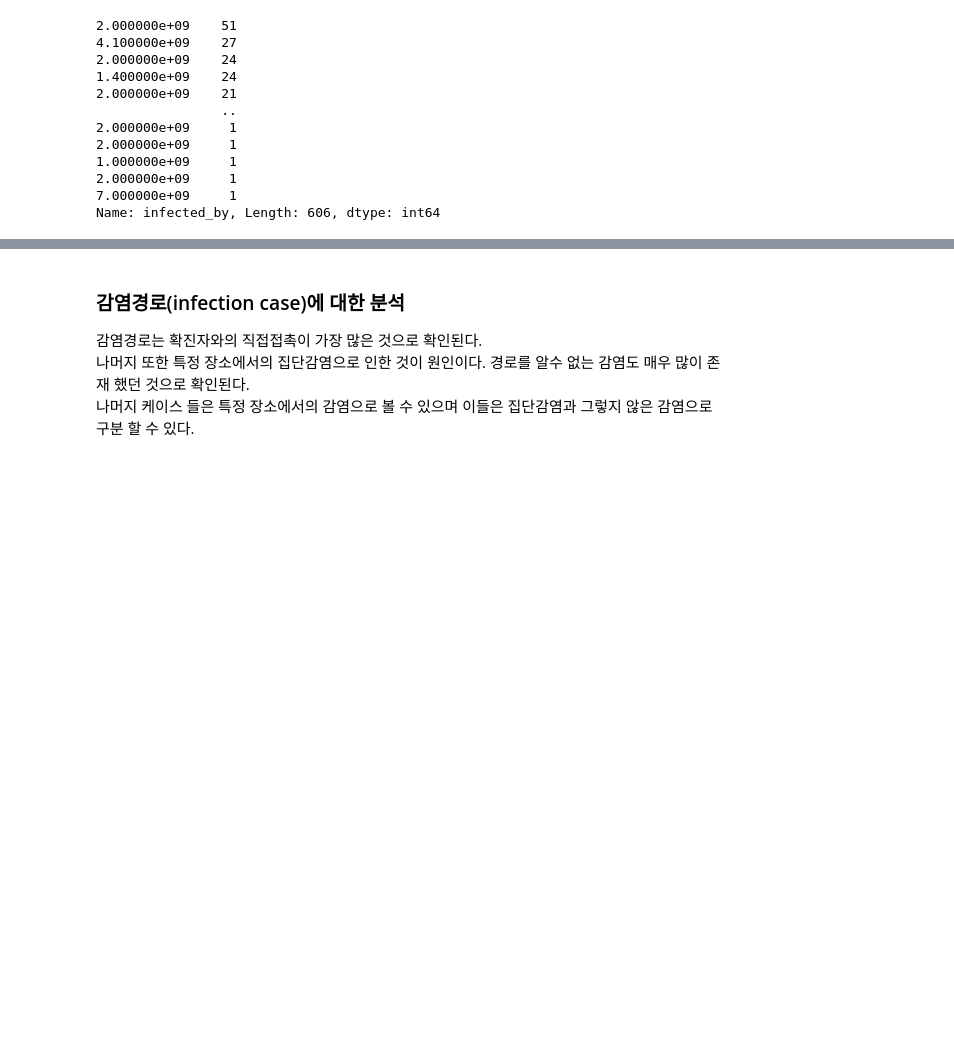
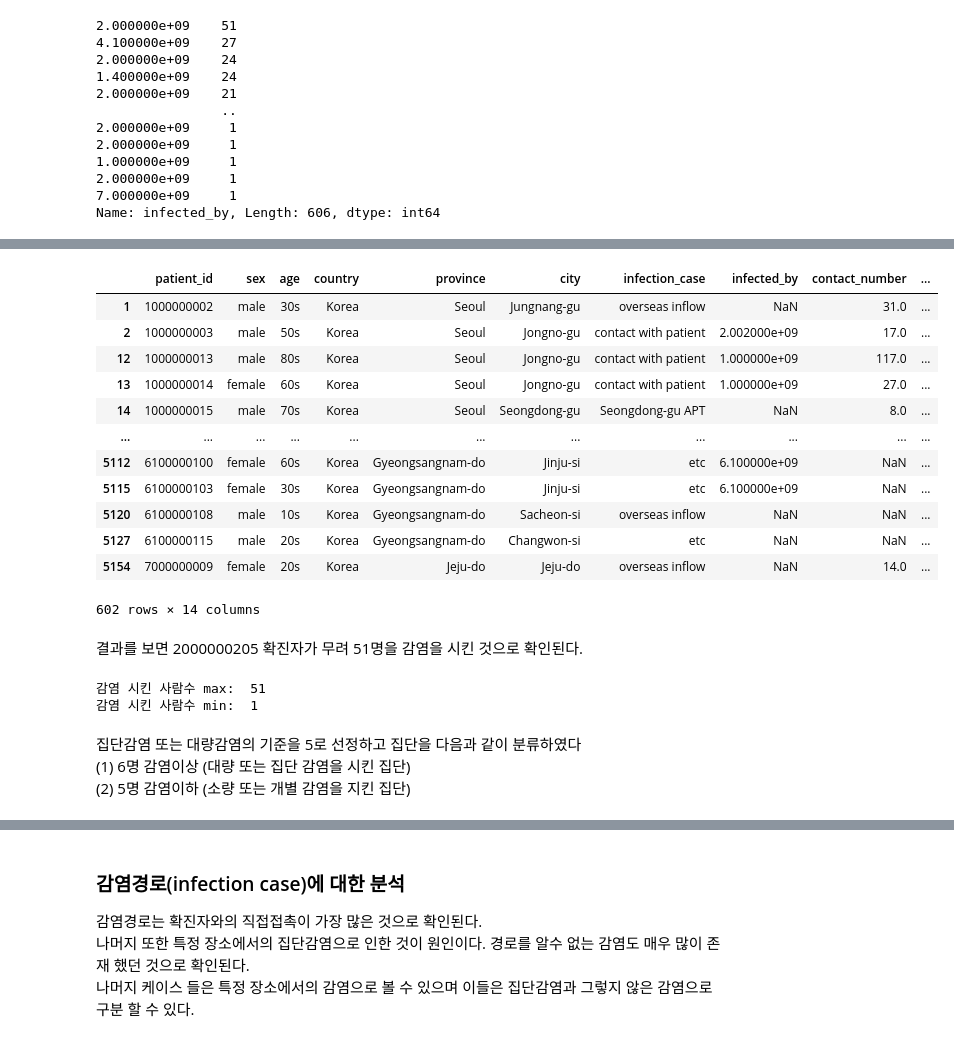
Before and after one commit to zzozzo/Datathon, a Jupyter notebook: DS_covid19.ipynb, the cells around one changed output, grey strips where cells are left out. Saved outputs shown, nothing was run; the diff lists cells and outputs as text; code cells hidden in the pictures; blank space fills up the shorter version.

```diff
--- a/DS_covid19.ipynb
+++ b/DS_covid19.ipynb
@@ -515,0 +155,8 @@ contact_number
+# %%
+rr = infected_by.index
+rr[0]
+
+for i in rr:
+    print(i)
+    vv = PI_df[PI_df['patient_id']==rr[i]]
+    jj.append(vv['contact_number'])
@@ -515,0 +176,30 @@ contact_number
+# %%
+patient_list = rr
+PI_df[PI_df['patient_id'].isin(patient_list)]
+# %% [output]
+|  | patient_id | sex | age | country | province | city | infection_case | infected_by | contact_number | ... |
+| 1 | 1000000002 | male | 30s | Korea | Seoul | Jungnang-gu | overseas inflow | NaN | 31.0 | ... |
+| 2 | 1000000003 | male | 50s | Korea | Seoul | Jongno-gu | contact with patient | 2.002000e+09 | 17.0 | ... |
+| 12 | 1000000013 | male | 80s | Korea | Seoul | Jongno-gu | contact with patient | 1.000000e+09 | 117.0 | ... |
+| 13 | 1000000014 | female | 60s | Korea | Seoul | Jongno-gu | contact with patient | 1.000000e+09 | 27.0 | ... |
+| 14 | 1000000015 | male | 70s | Korea | Seoul | Seongdong-gu | Seongdong-gu APT | NaN | 8.0 | ... |
+| ... | ... | ... | ... | ... | ... | ... | ... | ... | ... | ... |
+| 5112 | 6100000100 | female | 60s | Korea | Gyeongsangnam-do | Jinju-si | etc | 6.100000e+09 | NaN | ... |
+| 5115 | 6100000103 | female | 30s | Korea | Gyeongsangnam-do | Jinju-si | etc | 6.100000e+09 | NaN | ... |
+| 5120 | 6100000108 | male | 10s | Korea | Gyeongsangnam-do | Sacheon-si | overseas inflow | NaN | NaN | ... |
+| 5127 | 6100000115 | male | 20s | Korea | Gyeongsangnam-do | Changwon-si | etc | NaN | NaN | ... |
+| 5154 | 7000000009 | female | 20s | Korea | Jeju-do | Jeju-do | overseas inflow | NaN | 14.0 | ... |
+602 rows × 14 columns
+# %% [markdown]
+결과를 보면
+2000000205 확진자가 무려 51명을 감염을 시킨 것으로 확인된다.
+# %%
+print('감염 시킨 사람수 max: ', infected_by.max())
+print('감염 시킨 사람수 min: ', infected_by.min())
+# %% [output]
+감염 시킨 사람수 max:  51
+감염 시킨 사람수 min:  1
+# %% [markdown]
+집단감염 또는 대량감염의 기준을 5로 선정하고 집단을 다음과 같이 분류하였다
+(1) 6명 감염이상 (대량 또는 집단 감염을 시킨 집단)
+(2) 5명 감염이하 (소량 또는 개별 감염을 지킨 집단)
```
Also changed, not shown: parts of 84 cells of this notebook.
